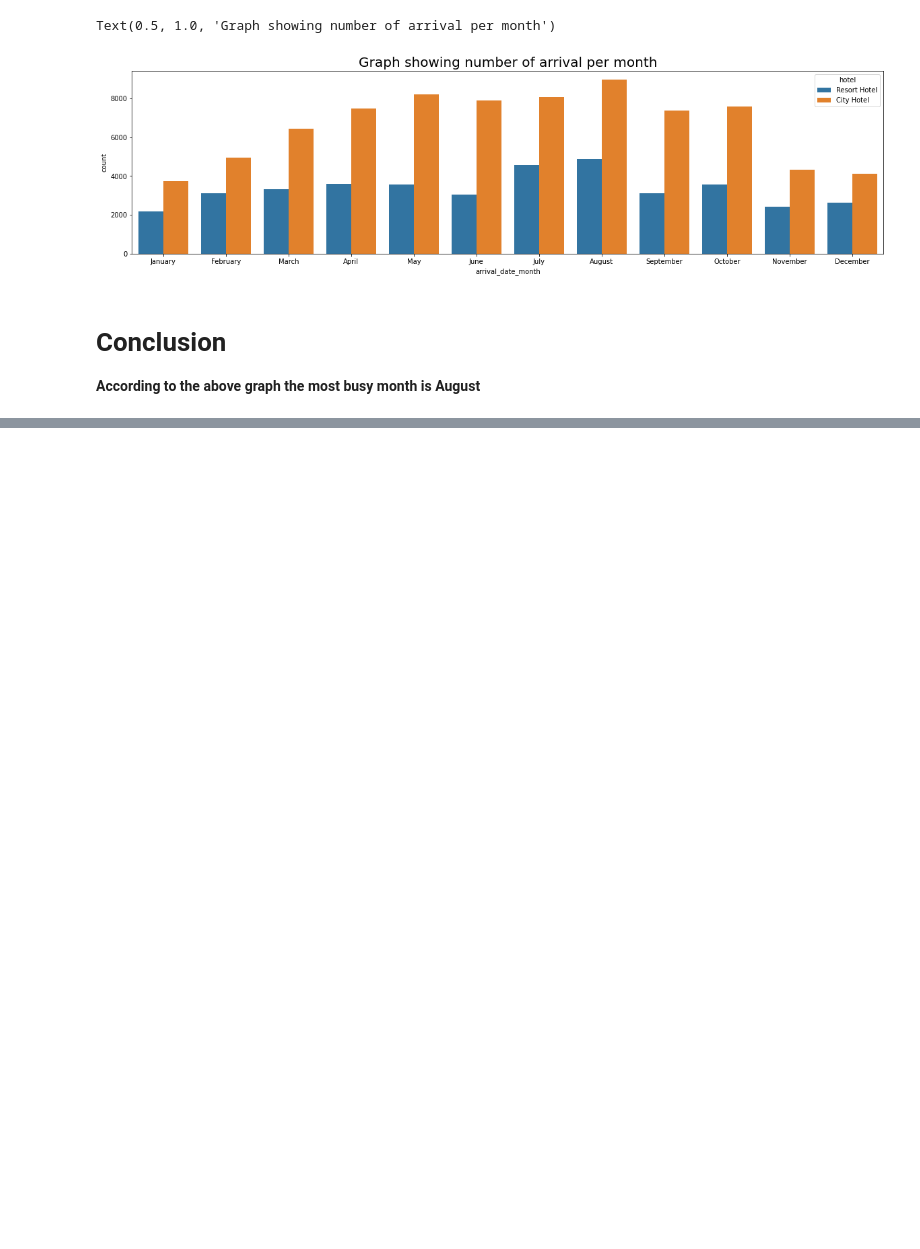
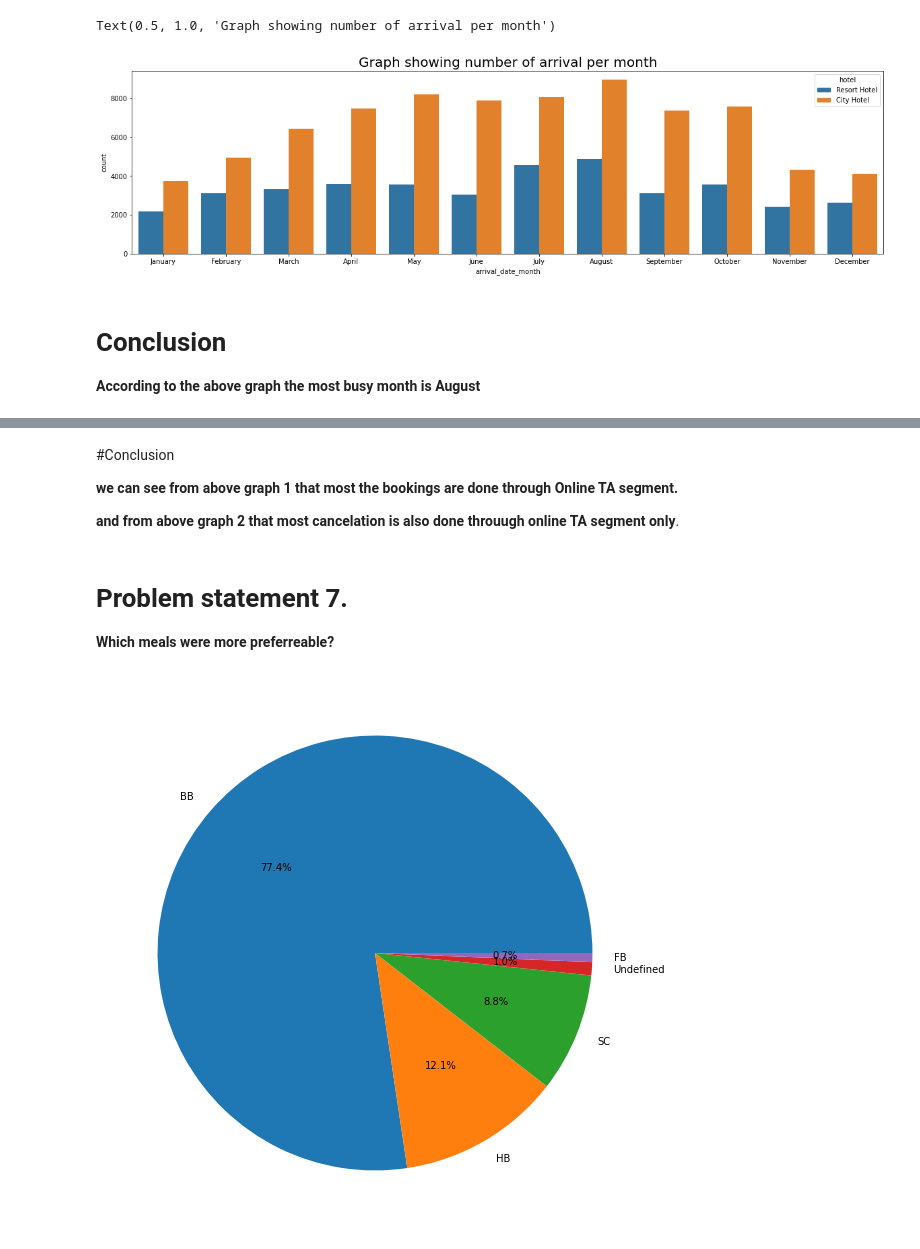
Before and after one commit to Aaryant31/Hotel-Booking-Analysis, a Jupyter notebook: Hotel_Booking_Analysis_Capstone_Project.ipynb, the cells around one changed output, grey strips where cells are left out. Cells and saved outputs as stored; diff of their text form; code cells hidden in the pictures; blank space fills up the shorter version.

```diff
--- a/Hotel_Booking_Analysis_Capstone_Project.ipynb
+++ b/Hotel_Booking_Analysis_Capstone_Project.ipynb
@@ -315,0 +343,30 @@ Text(0.5, 1.0, 'Graph showing number of arrival per month')
+# %% [markdown]
+#Conclusion
+
+**we can see from above graph 1 that most the bookings are done through Online TA segment.**
+
+**and from above graph 2 that most cancelation is also done throuugh online TA segment only**.
+# %% [markdown]
+# Problem statement 7.
+**Which meals were more preferreable?**
+# %%
+# Enlarging the pie chart
+plt.rcParams['figure.figsize'] = 10,10
+
+#Making list of  not cancelled
+
+# assigning labels and converting them to list
+
+labels = hotel_df['meal'].value_counts().index
+
+# assigning sizes and converting to list
+
+sizes = hotel_df['meal'].value_counts().tolist()
+
+
+
+# autopct enables you to display the percent value using Python string formatting. .1f% will round off to the tenth place
+plt.pie(sizes,labels=labels,autopct='%0.1f%%')
+plt.show()
+# %% [output]
+[figure, added]
```
Also changed, not shown: parts of 20 cells of this notebook.
